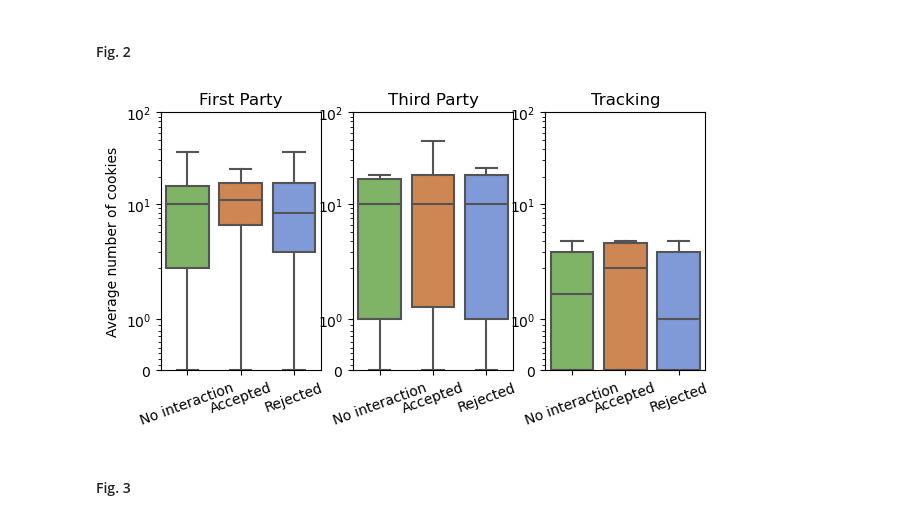
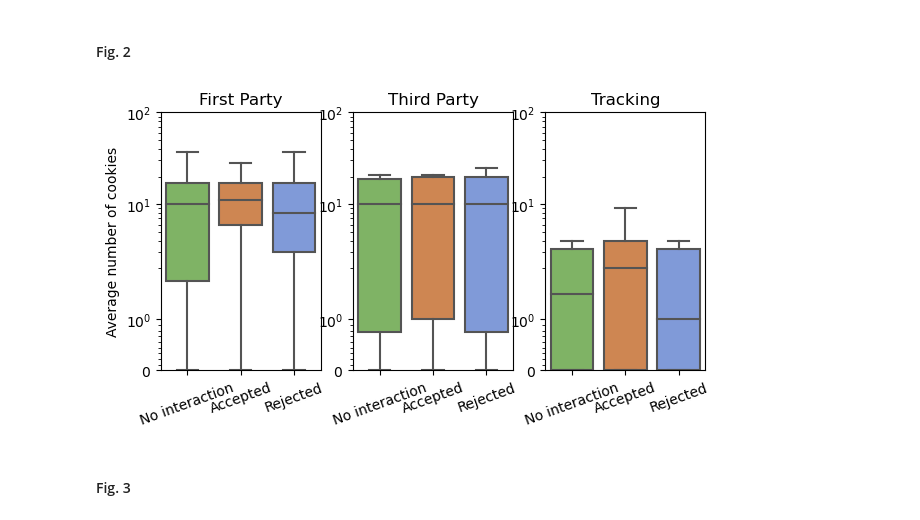
Before and after one commit to maxwellmlin/dataverse-files, a Jupyter notebook: reproducibility/analysis.ipynb, the cells around one changed output. Cells and saved outputs as stored; diff of their text form; code cells hidden in the pictures.

```diff
--- a/reproducibility/analysis.ipynb
+++ b/reproducibility/analysis.ipynb
@@ -60,11 +55,12 @@ sns.set_style("white")
 # 'eu-central-1' ,
 FIG_DIR = './files/figs'
 INPUT_DIR = './files/inputs'
-AWS_names = ['eu-central-1' , 'eu-north-1', 'us-east-1', 'us-west-1', 'ap-south-1', 'sa-east-1', 'af-south-1', 'ap-southeast-2']
-# AWS_names = ['eu-central-1']
+# AWS_names = ['eu-central-1' , 'eu-north-1', 'us-east-1', 'us-west-1', 'ap-south-1', 'sa-east-1', 'af-south-1', 'ap-southeast-2']
+AWS_names = ['us-east-1']
 AWS_to_loc = {'eu-central-1': "Germany" , 'eu-north-1': "Sweden", 'us-east-1': "US East", 'us-west-1': "US West", 'ap-south-1': "India", 'sa-east-1': "Brazil", 'af-south-1': "South Africa", 'ap-southeast-2': "Australia"}
 loc_to_AWS = {'Germany': "eu-central-1" , 'Sweden': "eu-north-1", 'US East': "us-east-1", 'US West': "us-west-1", 'India': "ap-south-1", 'Brazil': "sa-east-1", 'South Africa': "af-south-1", 'Australia': "ap-southeast-2"}
-locations = ['Germany', 'Sweden', 'US East', 'US West', 'India', 'Brazil', 'South Africa', 'Australia']
+# locations = ['Germany', 'Sweden', 'US East', 'US West', 'India', 'Brazil', 'South Africa', 'Australia']
+locations = ['US East']
 EU_locs = ['Germany', 'Sweden']
 nonEU_locs = ['US East', 'US West', 'India', 'Brazil', 'South Africa', 'Australia']
 
@@ -1125,7 +1167,7 @@ ap-southeast-2 reachable: 138325, selenium timeout: 891, unreachable: 10240, exc
 ## 4. Effect of Cookie Banners
 # %%
 # this fuction plots the boxplot for distribution of different cookies (FP, TP and tracking) for three differen mode of interactions.
-def plot_boxplot_for_cookie_dist(df=map_des_intersection["Germany"]):
+def plot_boxplot_for_cookie_dist(df):
     f, axes = plt.subplots(1, 3, figsize=(double_col_width, single_col_width))
     colors = ['#78C850', '#F08030', '#6890F0','#F8D030', '#F85888', '#705898', '#B42C63','#EC5B49']
 
@@ -1171,12 +1213,14 @@ def plot_boxplot_for_cookie_dist(df=map_des_intersection["Germany"]):
 # %% [markdown]
 #### Fig. 2
 # %%
+%matplotlib inline
+
 import matplotlib as mpl
 mpl.rcParams.update(mpl.rcParamsDefault)
 
-plot_boxplot_for_cookie_dist()
+plot_boxplot_for_cookie_dist(map_des_intersection["US East"])
 # %% [output]
-[figure, old version]
+[figure, new version]
 # %%
 def top_cmp(run):
         top_cmps = pd.DataFrame()
```
Also changed, not shown: parts of 11 cells of this notebook.
